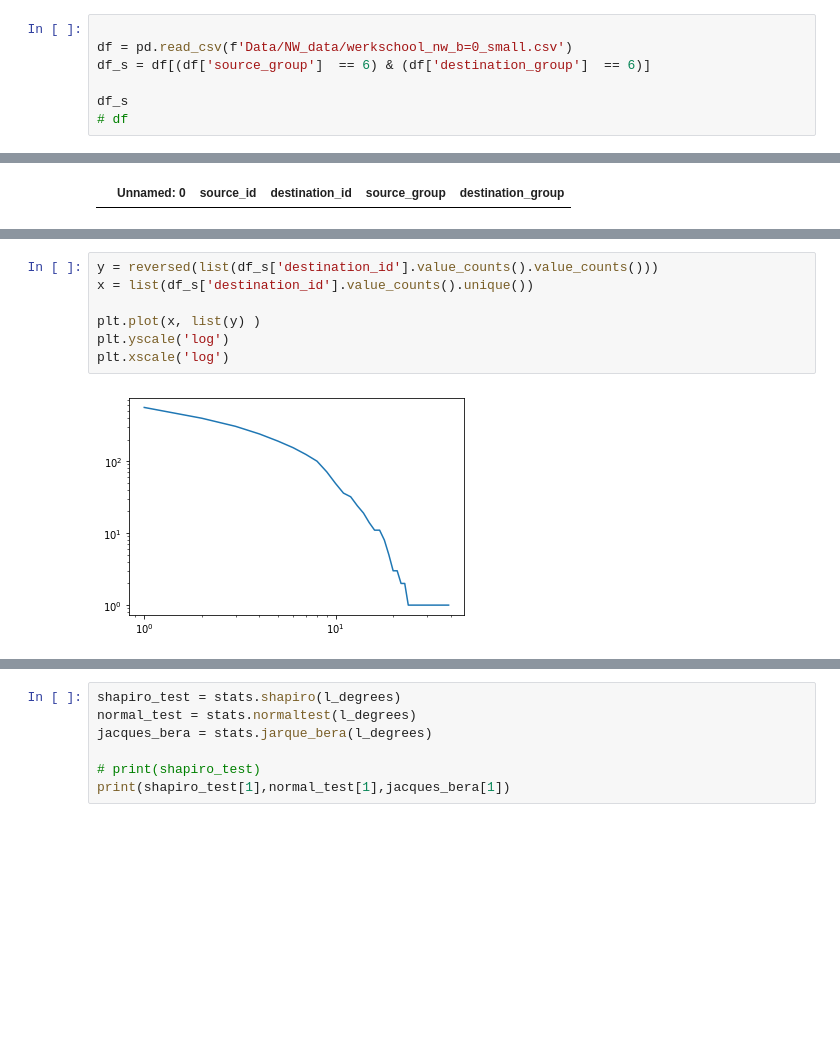
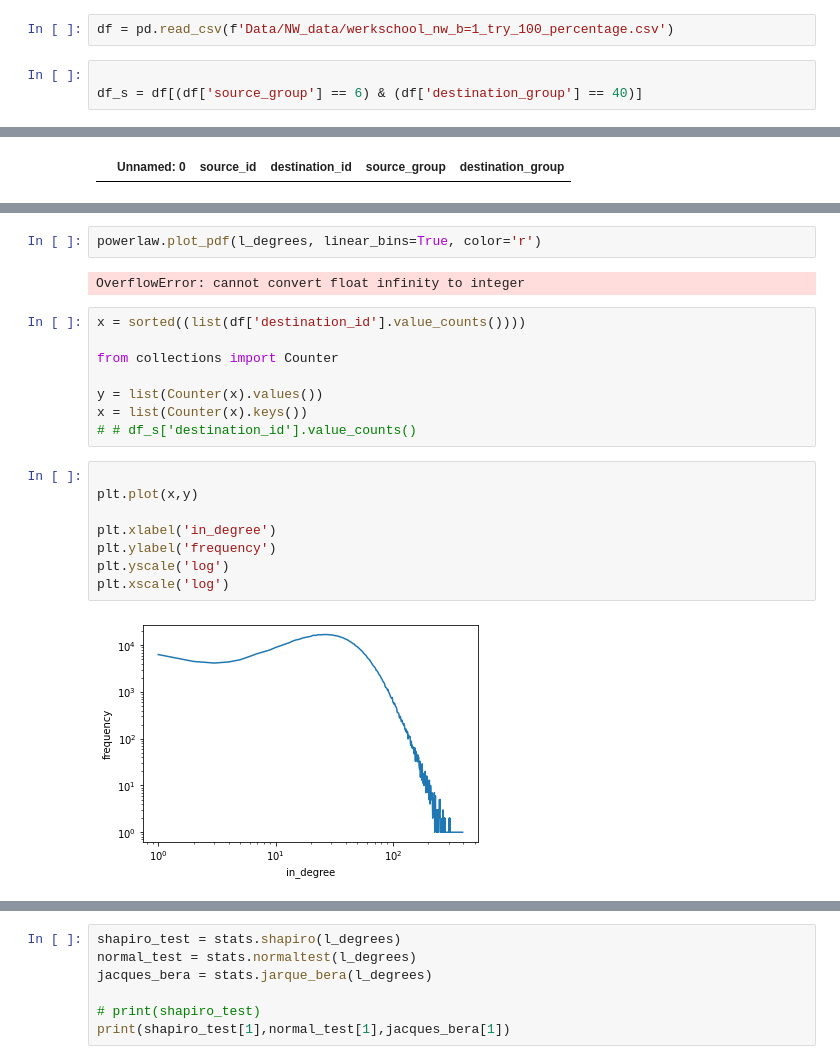
Before and after one commit to kamielgulpen/CLS-thesis, a Jupyter notebook: Network_analysis.ipynb, the cells around one changed output, grey strips where cells are left out. Saved outputs shown, nothing was run; the diff lists cells and outputs as text; blank space fills up the shorter version.

```diff
--- a/Network_analysis.ipynb
+++ b/Network_analysis.ipynb
@@ -216,9 +218,7 @@ rehash_dict[6]
 # %% [output]
 '[0,20), Autochtoon, Man, 1'
+# %%
+df = pd.read_csv(f'Data/NW_data/werkschool_nw_b=1_try_100_percentage.csv')
 # %%
 
-df = pd.read_csv(f'Data/NW_data/werkschool_nw_b=0_small.csv')
-df_s = df[(df['source_group']  == 6) & (df['destination_group']  == 6)]
-
-df_s
-# df
+df_s = df[(df['source_group'] == 6) & (df['destination_group'] == 40)]
@@ -264,9 +315,22 @@ sn.histplot(data=l_degrees)
+# %%
+powerlaw.plot_pdf(l_degrees, linear_bins=True, color='r')
+# %% [output]
+OverflowError: cannot convert float infinity to integer
+# %%
+x = sorted((list(df['destination_id'].value_counts())))
+
+from collections import Counter
+
+y = list(Counter(x).values())
+x = list(Counter(x).keys())
+# # df_s['destination_id'].value_counts()
 # %%
-y = reversed(list(df_s['destination_id'].value_counts().value_counts()))
-x = list(df_s['destination_id'].value_counts().unique())
 
-plt.plot(x, list(y) )
+plt.plot(x,y)
+
+plt.xlabel('in_degree')
+plt.ylabel('frequency')
 plt.yscale('log')
 plt.xscale('log')
 # %% [output]
-[figure, old version]
+[figure, new version]
```
Also changed, not shown: parts of 20 cells of this notebook, 16 other files.
